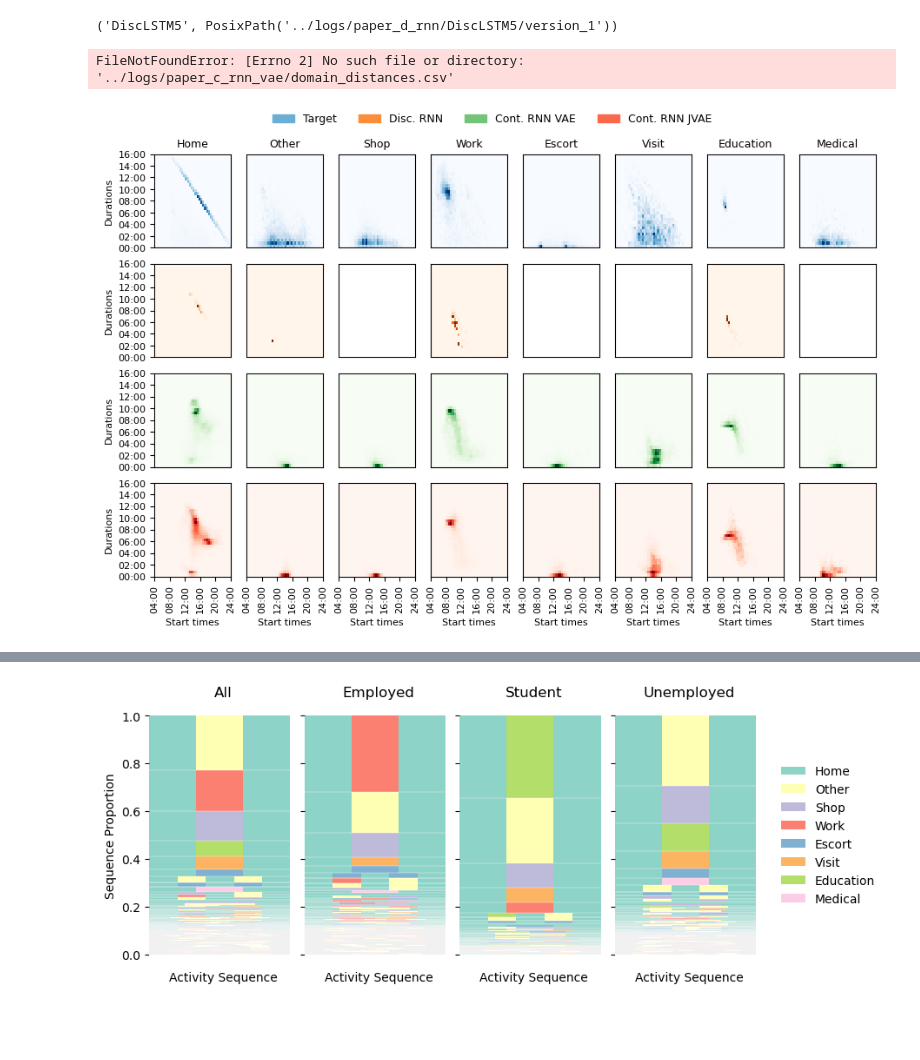
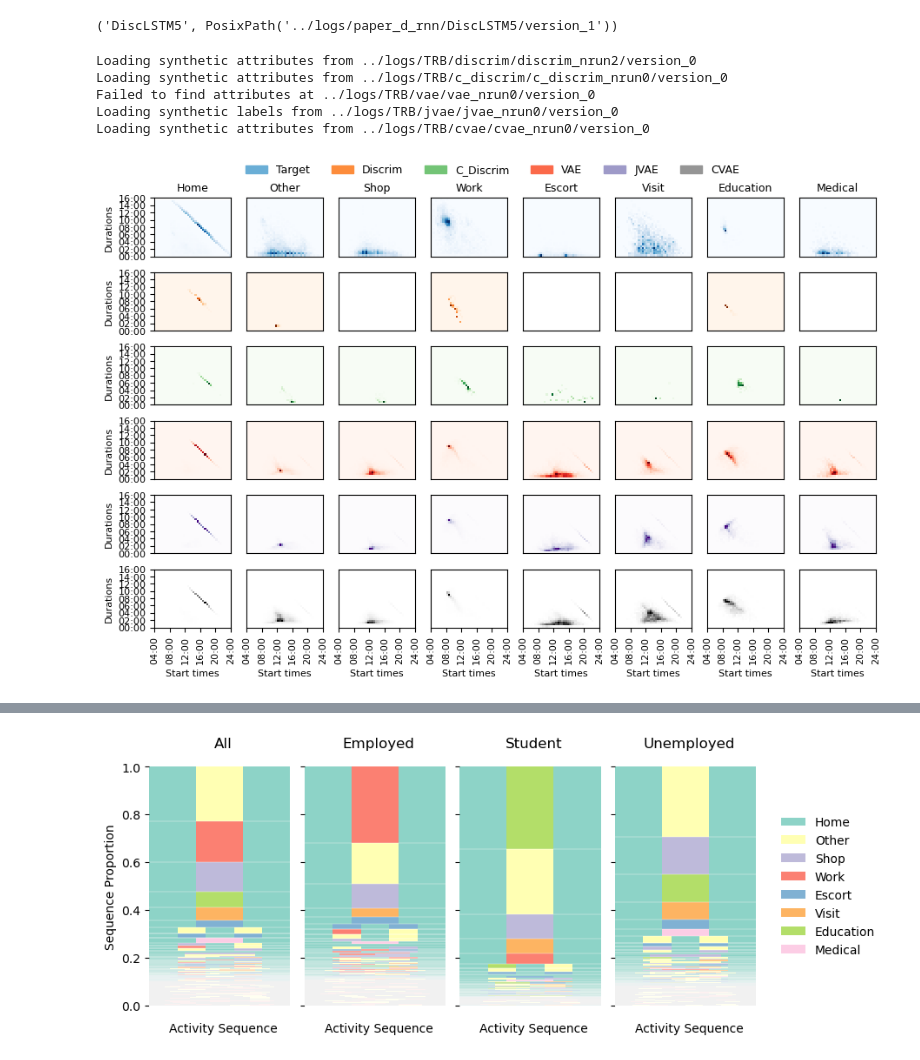
Before and after one commit to big-ucl/caveat, a Jupyter notebook: analysis/TRC_analysis.ipynb, the cells around one changed output, grey strips where cells are left out. Cells and saved outputs as stored; diff of their text form; code cells hidden in the pictures; blank space fills up the shorter version.

```diff
--- a/analysis/TRC_analysis.ipynb
+++ b/analysis/TRC_analysis.ipynb
@@ -27,11 +27,11 @@ cmap = {
 
 
 batch_paths = {
-    "Discrim": Path("../logs/paper_d_rnn"),
-    # "Discrete CNN VAE": Path("../logs/paper_d_cnn_vae_3"),
-    "VAE": Path("../logs/paper_c_rnn_vae"),
-    "JVAE": Path("../logs/paper_c_rnn_jvae3"),
-    "CVAE": Path("../logs/paper_c_rnn_cvae"),
+    "Discrim": Path("../logs/TRB/discrim"),
+    "C_Discrim": Path("../logs/TRB/c_discrim"),
+    "VAE": Path("../logs/TRB/vae"),
+    "JVAE": Path("../logs/TRB/jvae"),
+    "CVAE": Path("../logs/TRB/cvae"),
 }
 
 # find data
@@ -99,17 +99,28 @@ attributes = {
     for n, p in batch_paths.items()
 }
 # %% [output]
-FileNotFoundError: [Errno 2] No such file or directory: '../logs/paper_c_rnn_vae/domain_distances.csv'
+Loading synthetic attributes from ../logs/TRB/discrim/discrim_nrun2/version_0
+Loading synthetic attributes from ../logs/TRB/c_discrim/c_discrim_nrun0/version_0
+Failed to find attributes at ../logs/TRB/vae/vae_nrun0/version_0
+Loading synthetic labels from ../logs/TRB/jvae/jvae_nrun0/version_0
+Loading synthetic attributes from ../logs/TRB/cvae/cvae_nrun0/version_0
 # %%
 fig = joint_time_distributions_plot(
     target_schedules,
     schedules,
     figsize=(9, 6),
     observed_title="Target",
-    cmaps={0: "Blues", 1: "Oranges", 2: "Greens", 3: "Reds"},
+    cmaps={
+        0: "Blues",
+        1: "Oranges",
+        2: "Greens",
+        3: "Reds",
+        4: "Purples",
+        5: "Greys",
+    },
 )
 # %% [output]
-[figure, old version]
+[figure, new version]
 # %%
 fig = times_distributions_plot(
     target_schedules, schedules, observed_title="Target", figsize=(9, 5)
```
Also changed, not shown: parts of 18 cells of this notebook, 6 other files.
